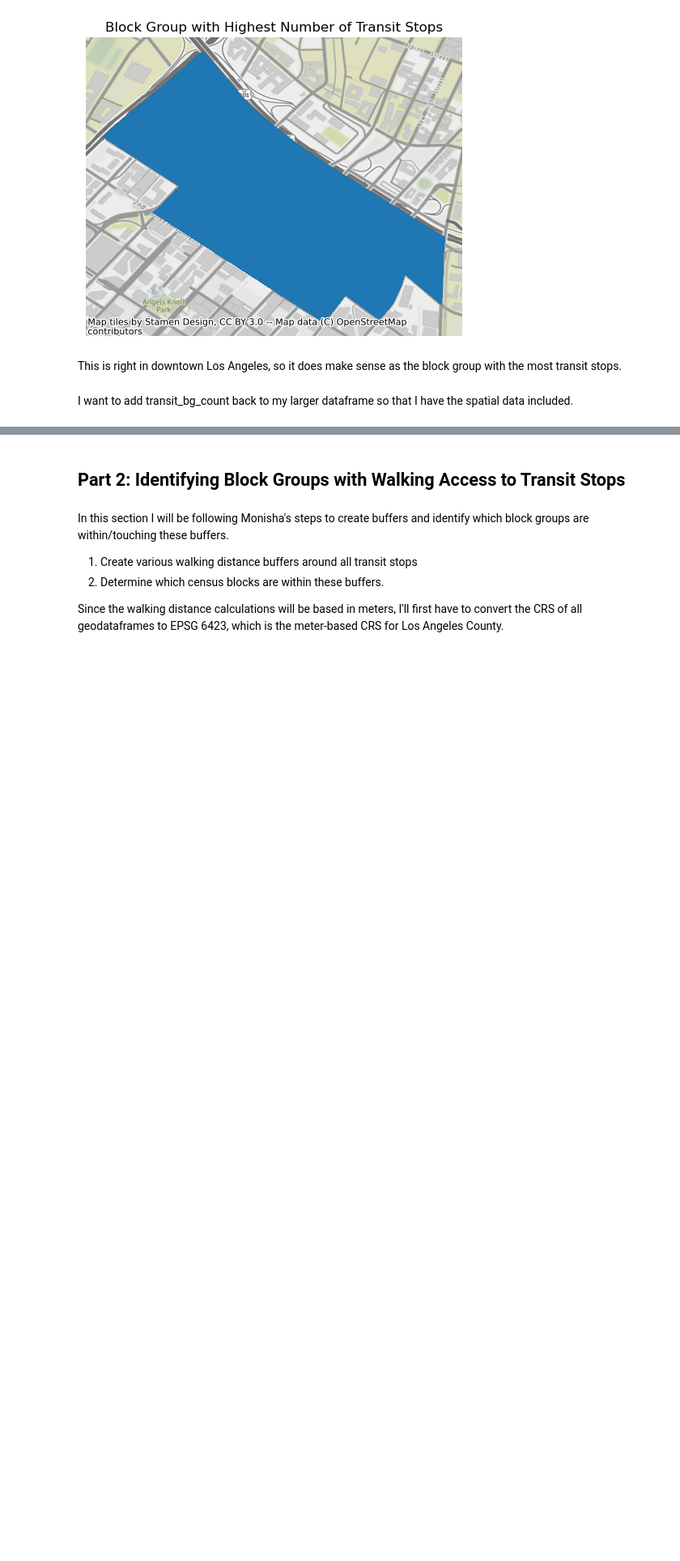
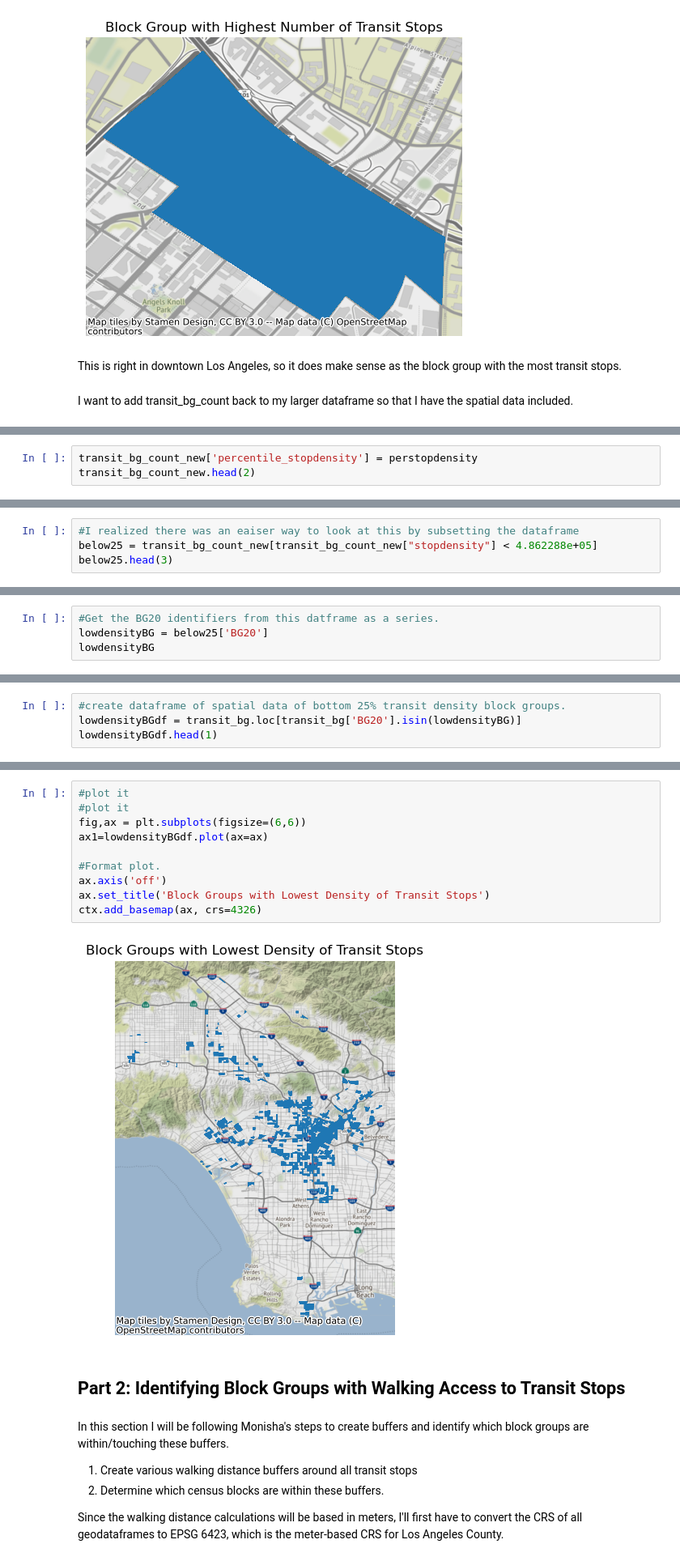
Before and after one commit to lucybriggs12/snakeemoji, a Jupyter notebook: Group Assignments/Week 05/Carolyn Week 5 Assignment.ipynb, the cells around one changed output, grey strips where cells are left out. Shown at 81% size. Saved outputs shown, nothing was run; the diff lists cells and outputs as text; blank space fills up the shorter version.

```diff
--- a/Group Assignments/Week 05/Carolyn Week 5 Assignment.ipynb
+++ b/Group Assignments/Week 05/Carolyn Week 5 Assignment.ipynb
@@ -593,0 +654,3 @@ I want to add transit_bg_count back to my larger dataframe so that I have the sp
+# %%
+transit_bg_count_new['percentile_stopdensity'] = perstopdensity
+transit_bg_count_new.head(2)
@@ -593,0 +661,4 @@ I want to add transit_bg_count back to my larger dataframe so that I have the sp
+# %%
+#I realized there was an eaiser way to look at this by subsetting the dataframe
+below25 = transit_bg_count_new[transit_bg_count_new["stopdensity"] < 4.862288e+05]
+below25.head(3)
@@ -593,0 +672,4 @@ I want to add transit_bg_count back to my larger dataframe so that I have the sp
+# %%
+#Get the BG20 identifiers from this datframe as a series.
+lowdensityBG = below25['BG20']
+lowdensityBG
@@ -593,0 +689,4 @@ I want to add transit_bg_count back to my larger dataframe so that I have the sp
+# %%
+#create dataframe of spatial data of bottom 25% transit density block groups.
+lowdensityBGdf = transit_bg.loc[transit_bg['BG20'].isin(lowdensityBG)]
+lowdensityBGdf.head(1)
@@ -594,3 +696,15 @@ I want to add transit_bg_count back to my larger dataframe so that I have the sp
+# %%
+#plot it
+#plot it
+fig,ax = plt.subplots(figsize=(6,6))
+ax1=lowdensityBGdf.plot(ax=ax)
+
+#Format plot.
+ax.axis('off')
+ax.set_title('Block Groups with Lowest Density of Transit Stops')
+ctx.add_basemap(ax, crs=4326)
+# %% [output]
+[figure, added]
 # %% [markdown]
 ## Part 2: Identifying Block Groups with Walking Access to Transit Stops
 # %% [markdown]
```
Also changed, not shown: parts of 21 cells of this notebook.
